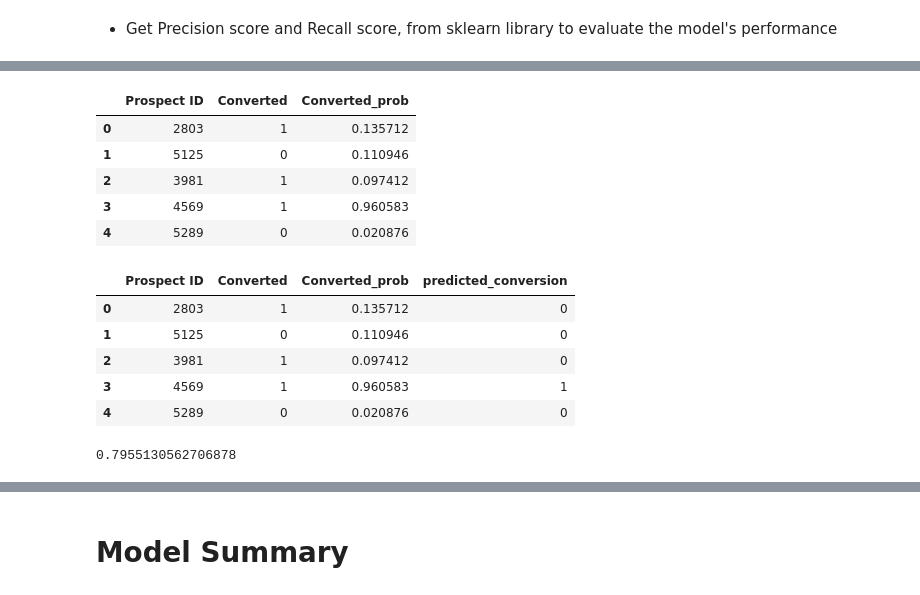
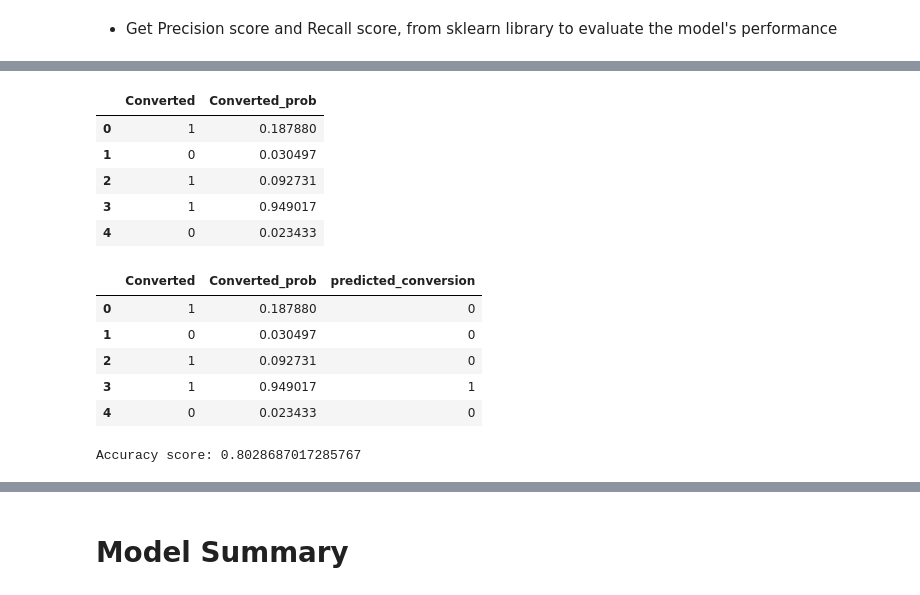
Before and after one commit to Ashlesha-0204/Lead_Scoring_Case_Study, a Jupyter notebook: lead_score.ipynb, the cells around one changed output, grey strips where cells are left out. Saved outputs shown, nothing was run; the diff lists cells and outputs as text; code cells hidden in the pictures.

Commit message:
test data prediction

```diff
--- a/lead_score.ipynb
+++ b/lead_score.ipynb
@@ -1223,13 +1185,0 @@ Generalized Linear Model Regression Results
-# %%
-# drop column Specialization_Sector-Specific
-col = col.drop('Specialization_Sector-Specific')
-# %%
-# Fit the logistic regression model again with the updated set of features
-X_train_sm =sm.add_constant(X_train[col])
-
-# build model
-logm5 = sm.GLM(y_train, X_train_sm, family = sm.families.Binomial())
-
-# fit model
-res = logm5.fit()
-res.summary()  # check model summary
@@ -1620,5 +1575,5 @@ y_pred_df[:10]
 # %%
 # convert test into DataFrame
-y_test_df = pd.DataFrame(y_test)
-y_test_df['Prospect ID'] = y_test_df.index
+y_test_df = pd.DataFrame(y_test)            # contains the converted labels from our dataset
+y_test_df['Index_ID'] = y_test_df.index
 # %%
@@ -1641,32 +1596,32 @@ y_pred_final.head()
 y_pred_final = y_pred_final.rename(columns = {0 : 'Converted_prob'})
 
 # rearrange the columns
-y_pred_final = y_pred_final.reindex(['Prospect ID','Converted','Converted_prob'], axis = 1)
+y_pred_final = y_pred_final.reindex(['Converted','Converted_prob'], axis = 1)
 y_pred_final.head()
 # %% [output]
-|  | Prospect ID | Converted | Converted_prob |
-| 0 | 2803 | 1 | 0.135712 |
-| 1 | 5125 | 0 | 0.110946 |
-| 2 | 3981 | 1 | 0.097412 |
-| 3 | 4569 | 1 | 0.960583 |
-| 4 | 5289 | 0 | 0.020876 |
+|  | Converted | Converted_prob |
+| 0 | 1 | 0.187880 |
+| 1 | 0 | 0.030497 |
+| 2 | 1 | 0.092731 |
+| 3 | 1 | 0.949017 |
+| 4 | 0 | 0.023433 |
 # %%
 # create new column
-y_pred_final['predicted_conversion'] = y_pred_final.Converted_prob.map(lambda x: 1 if x > 0.37 else 0)
+y_pred_final['predicted_conversion'] = y_pred_final.Converted_prob.map(lambda x: 1 if x > 0.42 else 0)
 
 y_pred_final.head()
 # %% [output]
-|  | Prospect ID | Converted | Converted_prob | predicted_conversion |
-| 0 | 2803 | 1 | 0.135712 | 0 |
-| 1 | 5125 | 0 | 0.110946 | 0 |
-| 2 | 3981 | 1 | 0.097412 | 0 |
-| 3 | 4569 | 1 | 0.960583 | 1 |
-| 4 | 5289 | 0 | 0.020876 | 0 |
+|  | Converted | Converted_prob | predicted_conversion |
+| 0 | 1 | 0.187880 | 0 |
+| 1 | 0 | 0.030497 | 0 |
+| 2 | 1 | 0.092731 | 0 |
+| 3 | 1 | 0.949017 | 1 |
+| 4 | 0 | 0.023433 | 0 |
 # %%
 # check accuracy score
-print(metrics.accuracy_score(y_pred_final['Converted'], y_pred_final['predicted_conversion']))
+print('Accuracy score:', metrics.accuracy_score(y_pred_final['Converted'], y_pred_final['predicted_conversion']))
 # %% [output]
-0.7955130562706878
+Accuracy score: 0.8028687017285767
 # %%
 # show confusion matrix to display misclassification
 confusion = metrics.confusion_matrix(y_pred_final['Converted'], y_pred_final['predicted_conversion'])
```
Also changed, not shown: parts of 149 cells of this notebook.
